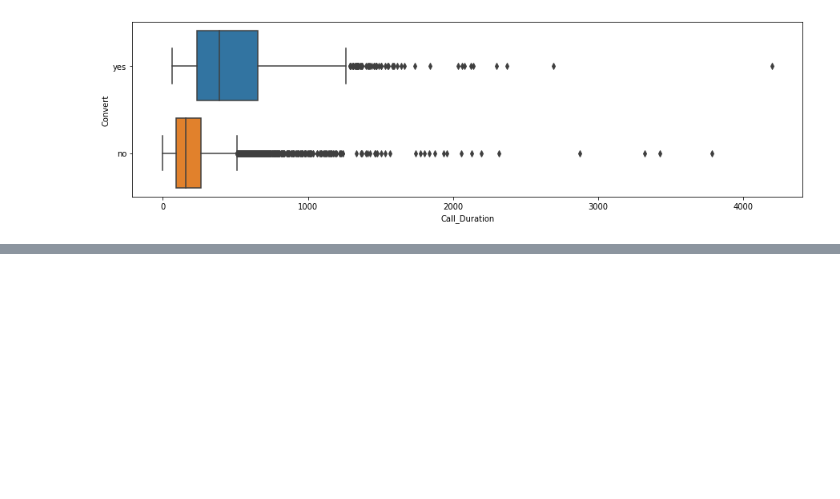
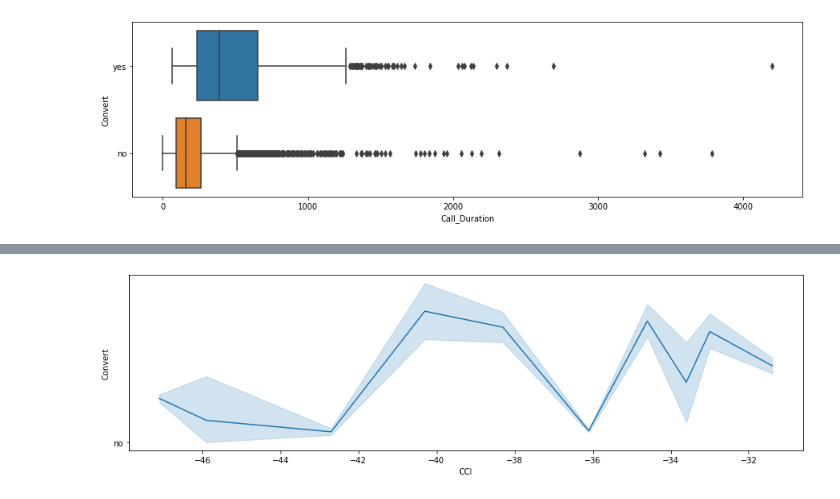
Before and after one commit to bridyash13/Data_Analytics_Lab_Batch_A, a Jupyter notebook: DA_Exp1.ipynb, the cells around one changed output, grey strips where cells are left out. Saved outputs shown, nothing was run; the diff lists cells and outputs as text; code cells hidden in the pictures; blank space fills up the shorter version.

```diff
--- a/DA_Exp1.ipynb
+++ b/DA_Exp1.ipynb
@@ -130,0 +137,6 @@ plt.show()
+# %%
+plt.figure(figsize=(15,4))
+sb.lineplot(x="CCI",y="Convert",data=data)
+plt.show()
+# %% [output]
+[figure, added]
```
Also changed, not shown: parts of 6 cells of this notebook.
